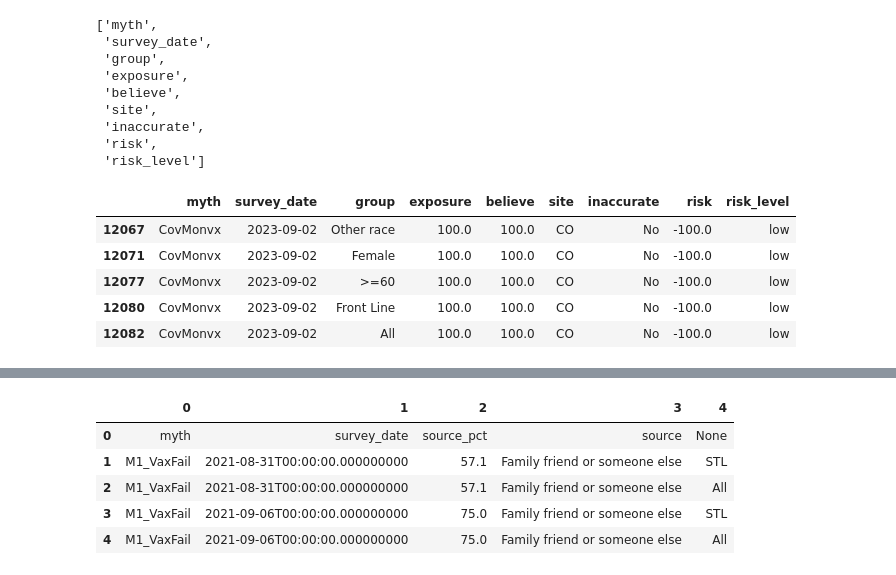
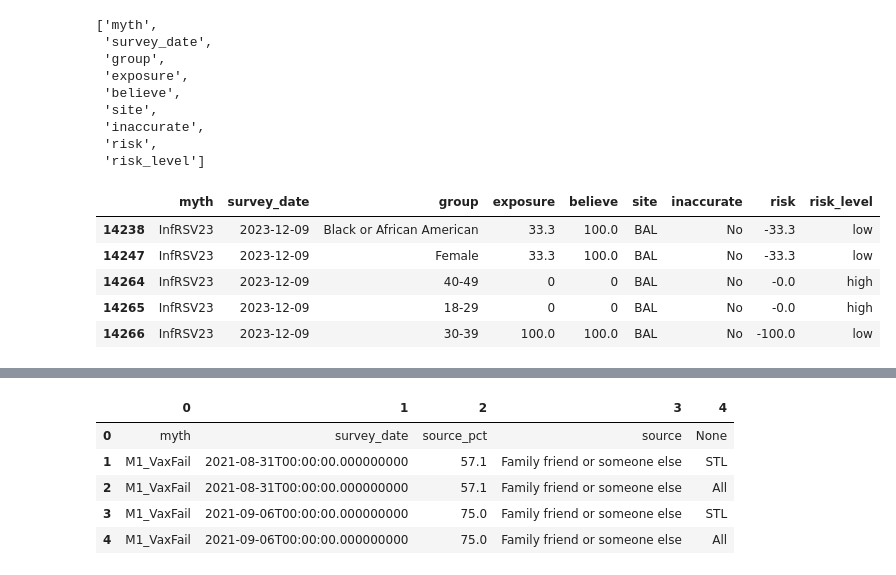
Before and after one commit to kijohnson/P3-code-data-processing, a Jupyter notebook: P3code.ipynb, the cells around one changed output, grey strips where cells are left out. Cells and saved outputs as stored; diff of their text form; code cells hidden in the pictures.

Commit message:
Added code for BAL site

```diff
--- a/P3code.ipynb
+++ b/P3code.ipynb
@@ -439,22 +441,24 @@ results['survey_date'] = pd.to_datetime(results['survey_date']).dt.date
 STL_results = (results[(results['site'] == 'STL')])
 CO_results = (results[(results['site'] == 'CO')])
 NE_results = (results[(results['site'] == 'NE')])
+BAL_results = (results[(results['site'] == 'BAL')])
 
 # export site specific files
 pd.DataFrame(results).to_csv('3_GENERATED WEEKLY FILES/M_all2.csv', index = False)
 pd.DataFrame(STL_results).to_csv('3_GENERATED WEEKLY FILES/STL_M_all2.csv', index = False)
 pd.DataFrame(CO_results).to_csv('3_GENERATED WEEKLY FILES/CO_M_all2.csv', index = False)
 pd.DataFrame(NE_results).to_csv('3_GENERATED WEEKLY FILES/NE_M_all2.csv', index = False)
+pd.DataFrame(BAL_results).to_csv('3_GENERATED WEEKLY FILES/BAL_M_all2.csv', index = False)
 # %%
 results.head()
-CO_results.head()
+BAL_results.head()
 # %% [output]
 |  | myth | survey_date | group | exposure | believe | site | inaccurate | risk | risk_level |
-| 12067 | CovMonvx | 2023-09-02 | Other race | 100.0 | 100.0 | CO | No | -100.0 | low |
-| 12071 | CovMonvx | 2023-09-02 | Female | 100.0 | 100.0 | CO | No | -100.0 | low |
-| 12077 | CovMonvx | 2023-09-02 | >=60 | 100.0 | 100.0 | CO | No | -100.0 | low |
-| 12080 | CovMonvx | 2023-09-02 | Front Line | 100.0 | 100.0 | CO | No | -100.0 | low |
-| 12082 | CovMonvx | 2023-09-02 | All | 100.0 | 100.0 | CO | No | -100.0 | low |
+| 14238 | InfRSV23 | 2023-12-09 | Black or African American | 33.3 | 100.0 | BAL | No | -33.3 | low |
+| 14247 | InfRSV23 | 2023-12-09 | Female | 33.3 | 100.0 | BAL | No | -33.3 | low |
+| 14264 | InfRSV23 | 2023-12-09 | 40-49 | 0 | 0 | BAL | No | -0.0 | high |
+| 14265 | InfRSV23 | 2023-12-09 | 18-29 | 0 | 0 | BAL | No | -0.0 | high |
+| 14266 | InfRSV23 | 2023-12-09 | 30-39 | 100.0 | 100.0 | BAL | No | -100.0 | low |
 # %%
 # identify retiring items for ALL sites
 # (exposure declining for 3 consecutive weeks and the most recent week <15%)
```
Also changed, not shown: parts of 15 cells of this notebook.
